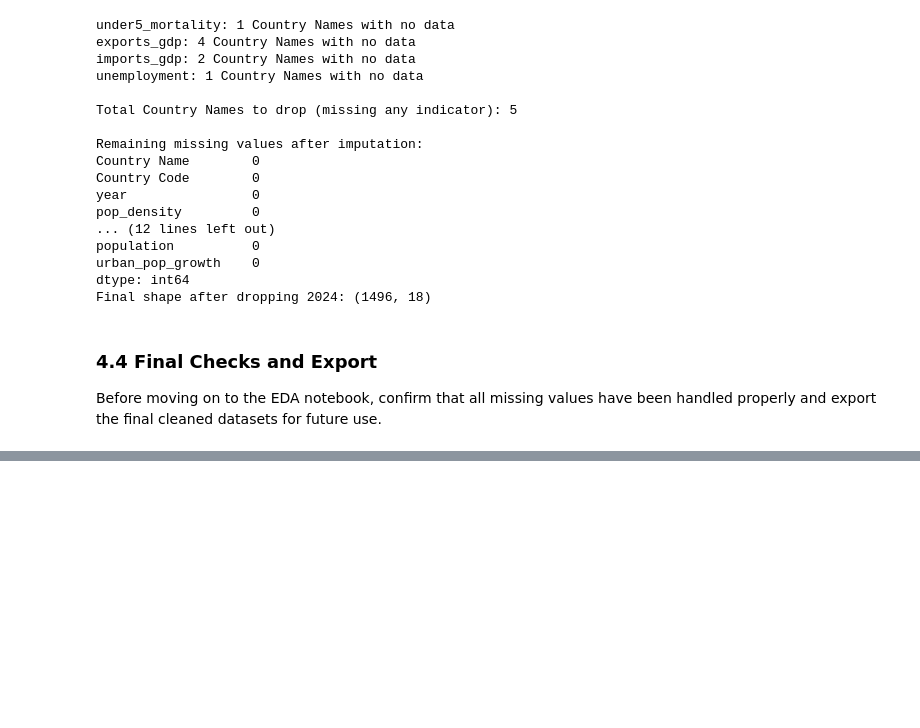
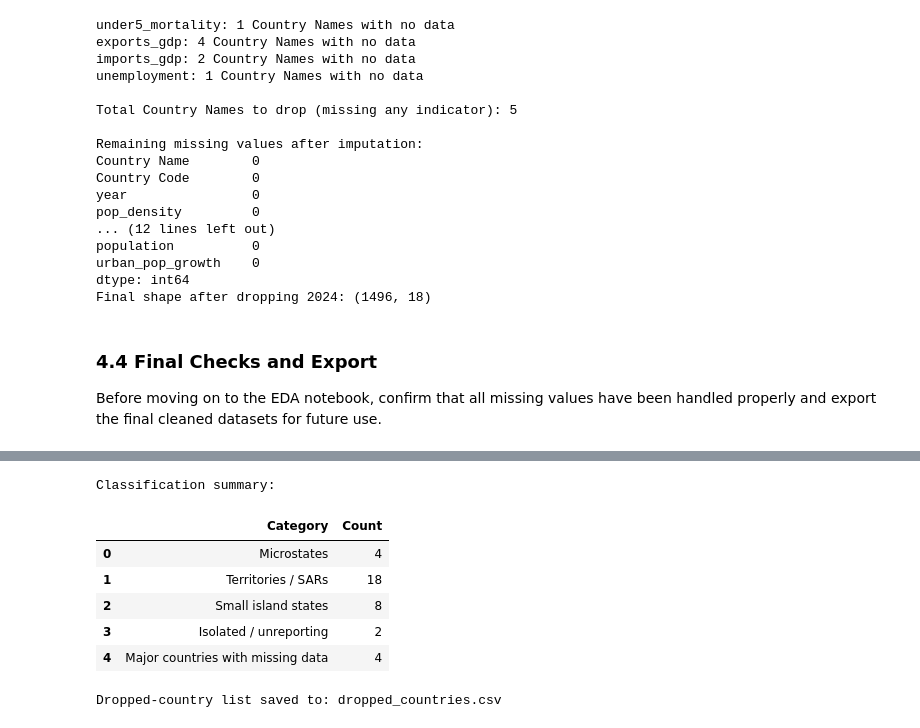
Before and after one commit to gsanaev/forecasting-migration-flows-ml, a Jupyter notebook: notebooks/01-data-preparation-and-cleaning.ipynb, the cells around one changed output, grey strips where cells are left out. Saved outputs shown, nothing was run; the diff lists cells and outputs as text; code cells hidden in the pictures; blank space fills up the shorter version.

Commit message:
Update 01-data-prep notebook

```diff
--- a/notebooks/01-data-preparation-and-cleaning.ipynb
+++ b/notebooks/01-data-preparation-and-cleaning.ipynb
@@ -497,0 +507,17 @@ aggregates_clean.csv (425.7 KB)
+# %%
+# Compare which countries were dropped during cleaning
+
+# Load the pre-cleaning (raw) and post-cleaning (final) versions
+pre_clean = pd.read_csv("../data/processed/countries_only.csv")
+post_clean = pd.read_csv("../data/processed/countries_clean.csv")
+
+before_countries = set(pre_clean["Country Name"].unique())
+after_countries = set(post_clean["Country Name"].unique())
+dropped_countries = sorted(list(before_countries - after_countries))
+
+print("=" * 60)
+print("DROPPED COUNTRIES DIAGNOSTIC")
+print("=" * 60)
+print(f"Total dropped: {len(dropped_countries)}")
+print(dropped_countries)
+print("=" * 60)
@@ -497,0 +531,53 @@ aggregates_clean.csv (425.7 KB)
+# %%
+#  Classify dropped entities
+microstates = [x for x in dropped_countries if x in [
+    'Andorra', 'Liechtenstein', 'Monaco', 'San Marino', 'Malta'
+]]
+territories = [x for x in dropped_countries if any(k in x for k in [
+    'Islands', 'SAR', 'Virgin', 'Polynesia', 'Samoa', 'Guam', 'Puerto Rico',
+    'Curacao', 'Aruba', 'Cayman', 'Maarten', 'Caledonia', 'Man'
+])]
+small_states = [x for x in dropped_countries if x in [
+    'Antigua and Barbuda', 'Barbados', 'Grenada', 'Seychelles', 'St. Lucia',
+    'St. Kitts and Nevis', 'St. Vincent and the Grenadines', 'Trinidad and Tobago'
+]]
+isolated = [x for x in dropped_countries if x in [
+    "Korea, Dem. People's Rep.", 'Kosovo'
+]]
+major_missing = [x for x in dropped_countries if x in [
+    'Nigeria', 'Venezuela, RB', 'Myanmar', 'Malawi'
+]]
+
+summary = pd.DataFrame({
+    "Category": [
+        "Microstates",
+        "Territories / SARs",
+        "Small island states",
+        "Isolated / unreporting",
+        "Major countries with missing data"
+    ],
+    "Count": [
+        len(microstates),
+        len(territories),
+        len(small_states),
+        len(isolated),
+        len(major_missing)
+    ]
+})
+
+print("\nClassification summary:")
+display(summary)
+
+# Save the dropped list for documentation
+out_path = Path("../data/processed/dropped_countries.csv")
+pd.DataFrame({"Dropped Country": dropped_countries}).to_csv(out_path, index=False)
+print(f"\nDropped-country list saved to: {out_path.name}")
+# %% [output]
+Classification summary:
+|  | Category | Count |
+| 0 | Microstates | 4 |
+| 1 | Territories / SARs | 18 |
+| 2 | Small island states | 8 |
+| 3 | Isolated / unreporting | 2 |
+| 4 | Major countries with missing data | 4 |
+Dropped-country list saved to: dropped_countries.csv
```
Also changed, not shown: parts of 10 cells of this notebook.
